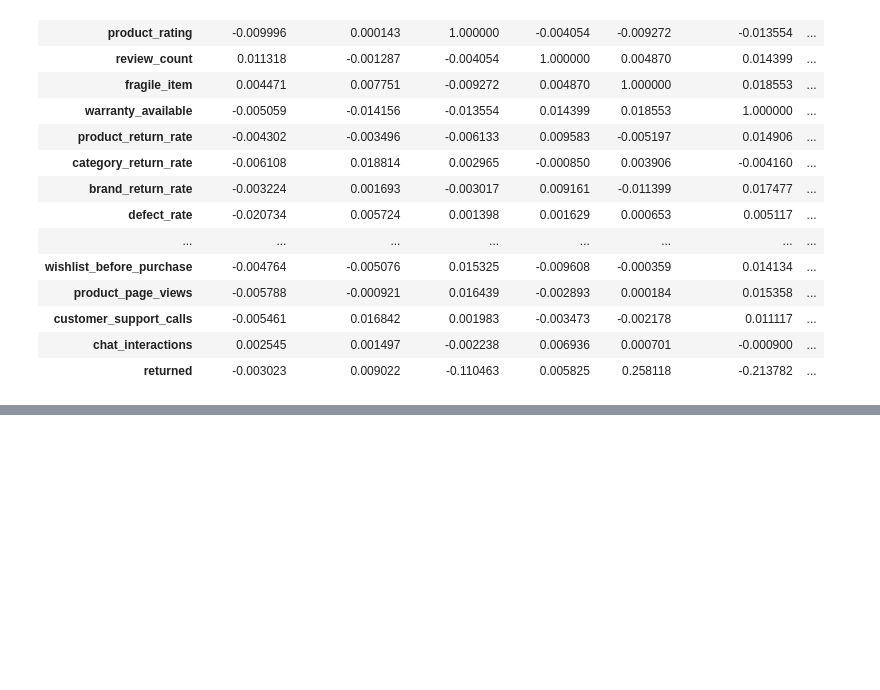
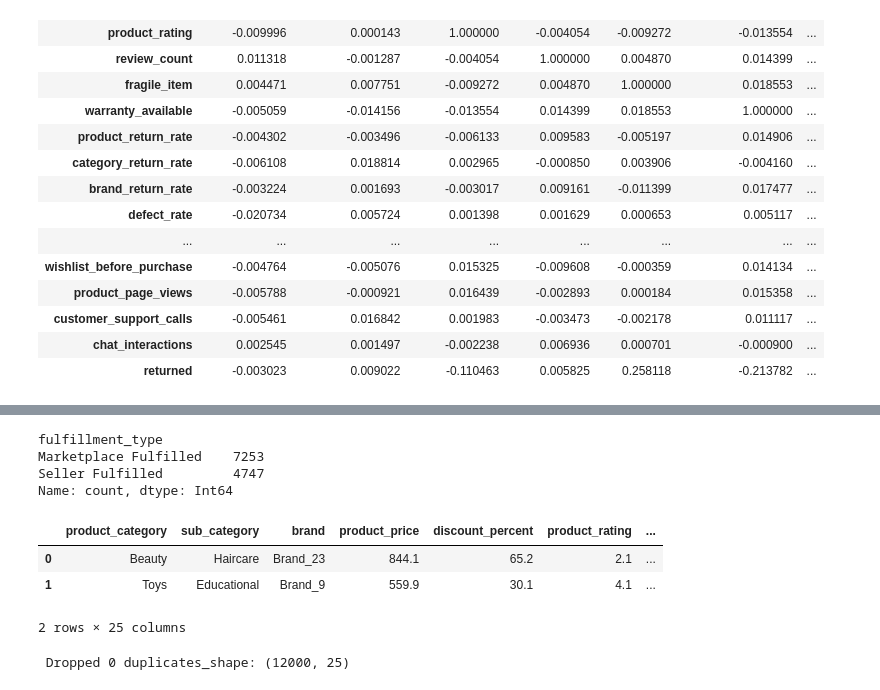
Before and after one commit to azeem932356/product-return-risk-prediction, a Jupyter notebook: product_return.ipynb, the cells around one changed output, grey strips where cells are left out. Drawn from its saved outputs; the diff is of its cells as text; code cells hidden in the pictures; blank space fills up the shorter version.

```diff
--- a/product_return.ipynb
+++ b/product_return.ipynb
@@ -352,0 +382,26 @@ Name: returned, dtype: float64
+# %%
+#for this we are going to change filfillment column
+df_clean["fulfillment_type"]= df_clean["fulfillment_type"].astype("string").str.strip().str.title()  #1. convert it into string, then strip for extra spaces, then make capital word for every starting word
+df_clean["fulfillment_type"].value_counts()    #it will merge into 1 as you can see below
+# %% [output]
+fulfillment_type
+Marketplace Fulfilled    7253
+Seller Fulfilled         4747
+Name: count, dtype: Int64
+# %%
+#we don't need order_id column so we are going to drop that
+
+df_clean= df_clean.drop(columns= ['order_id'])
+df_clean.head(2)
+# %% [output]
+|  | product_category | sub_category | brand | product_price | discount_percent | product_rating | ... |
+| 0 | Beauty | Haircare | Brand_23 | 844.1 | 65.2 | 2.1 | ... |
+| 1 | Toys | Educational | Brand_9 | 559.9 | 30.1 | 4.1 | ... |
+2 rows × 25 columns
+# %%
+#droping duplicates
+before= len(df_clean)
+df_clean= df_clean.drop_duplicates().reset_index(drop= True)
+print(f"\n Dropped {before-len(df_clean)} duplicates_shape: {df_clean.shape}")
+# %% [output]
+ Dropped 0 duplicates_shape: (12000, 25)
```
Also changed, not shown: parts of 4 cells of this notebook.
